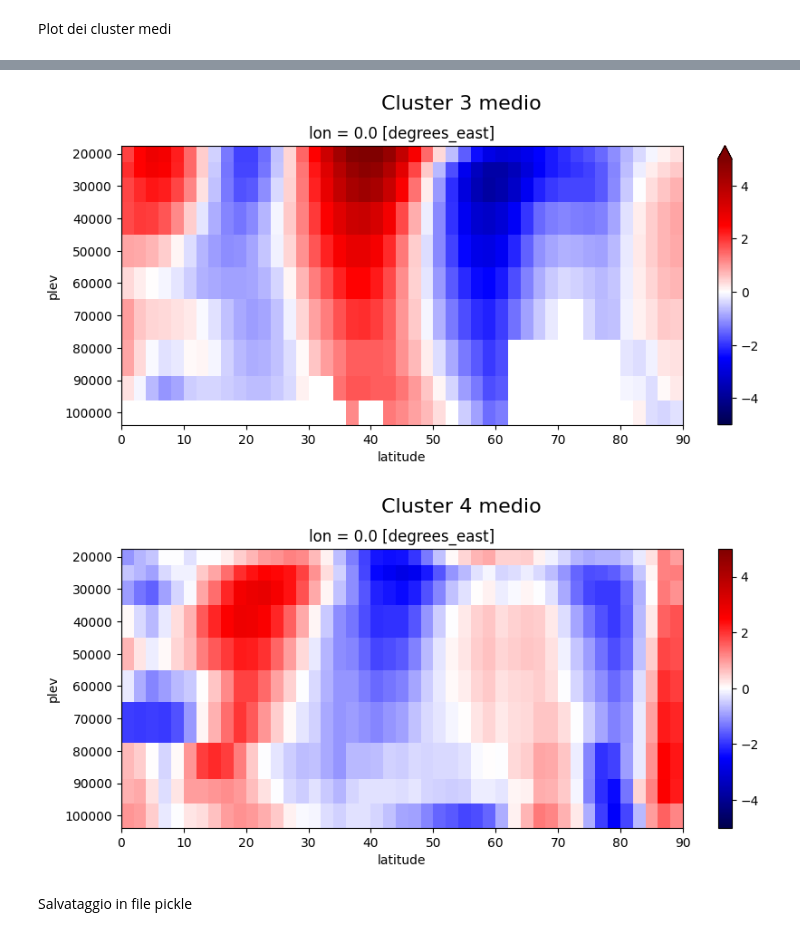
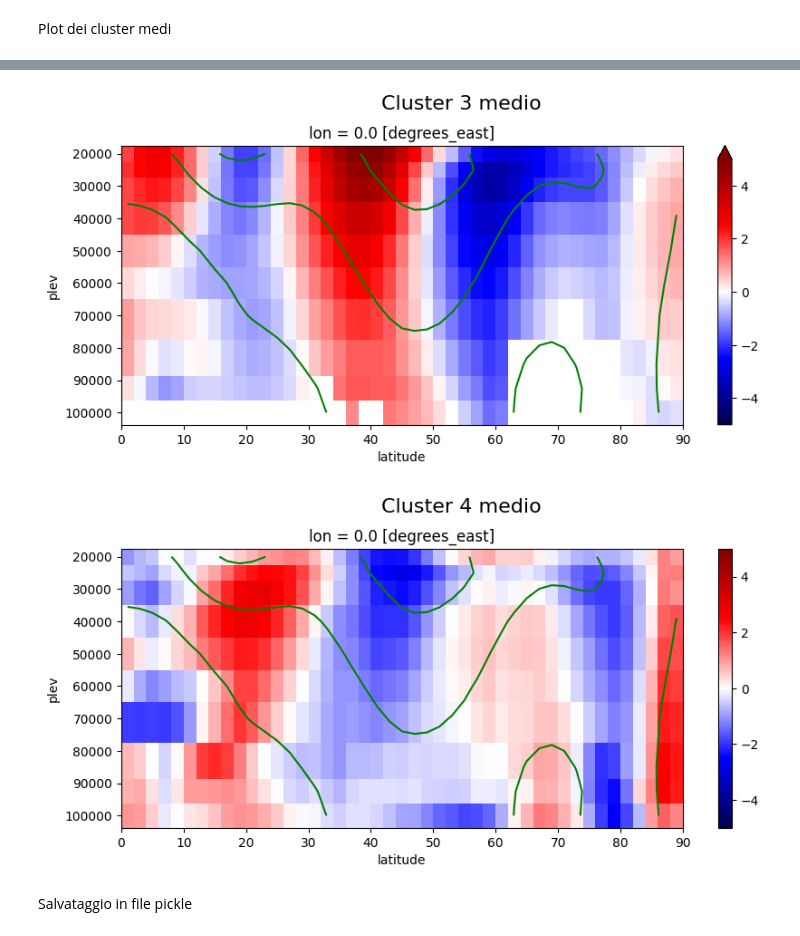
Before and after one commit to sbeltrami/tesi, a Jupyter notebook: modelli_zonal_mean.ipynb, the cells around one changed output, grey strips where cells are left out. Saved outputs shown, nothing was run; the diff lists cells and outputs as text; code cells hidden in the pictures.

```diff
--- a/modelli_zonal_mean.ipynb
+++ b/modelli_zonal_mean.ipynb
@@ -97,9 +97,10 @@ for name in models_zonavg.keys():
     if os.path.exists(path_remap): #Se il file esiste
         # Apro il dataset
         models_zonavg[name]['zonavg dataset'] = xr.open_dataset(path_remap)
+        models_zonavg[name]['zonavg dataset'] = models_zonavg[name]['zonavg dataset'].sel(plev=slice(100000.,20000.)) #taglio al di sopra di 200 hPa
         dataset = models_zonavg[name]['zonavg dataset']
         #Seleziono il periodo 1982-2014
-        models_zonavg[name]['zonavg period 1982 2014'] = dataset['ua'].sel(time=slice("1982-01", "2014-12"),plev=slice(100000.,20000.))
+        models_zonavg[name]['zonavg period 1982 2014'] = dataset['ua'].sel(time=slice("1982-01", "2014-12"))
         dataset_period = models_zonavg[name]['zonavg period 1982 2014']
         #peso il dataset
         models_zonavg[name]['zonavg dataset weighted'] = compute_dataset_weighted(dataset_period)
@@ -220,11 +221,11 @@ plot_mean_cluster_zonavg(len(list_cluster2),list_cluster2,models_zonavg,'Cluster
 # %%
-plot_mean_cluster_zonavg(len(list_cluster3),list_cluster3,models_zonavg,'Cluster 3 medio','zonavg_cluster3_mean.pdf',-5,5,(10,4))
+plot_mean_cluster_zonavg(len(list_cluster3),list_cluster3,models_zonavg,era_seas_mean,'Cluster 3 medio','zonavg_cluster3_mean.pdf',-5,5,(10,4))
 # %% [output]
-[figure, old version]
+[figure, new version]
 # %%
-plot_mean_cluster_zonavg(len(list_cluster4),list_cluster4,models_zonavg,'Cluster 4 medio','zonavg_cluster4_mean.pdf',-5,5,(10,4))
+plot_mean_cluster_zonavg(len(list_cluster4),list_cluster4,models_zonavg,era_seas_mean,'Cluster 4 medio','zonavg_cluster4_mean.pdf',-5,5,(10,4))
 # %% [output]
-[figure, old version]
+[figure, new version]
 # %% [markdown]
 Salvataggio in file pickle
 # %%
```
Also changed, not shown: parts of 10 cells of this notebook.
